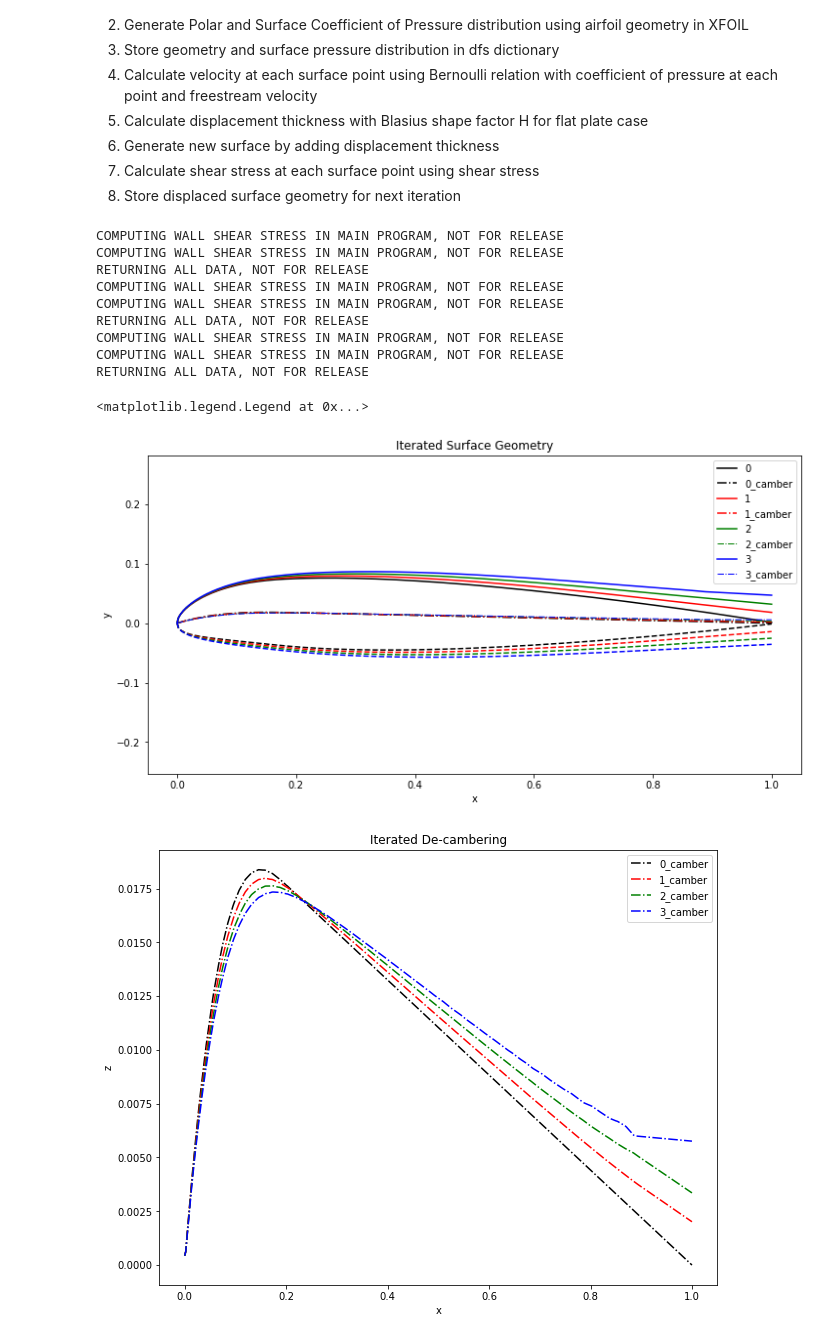
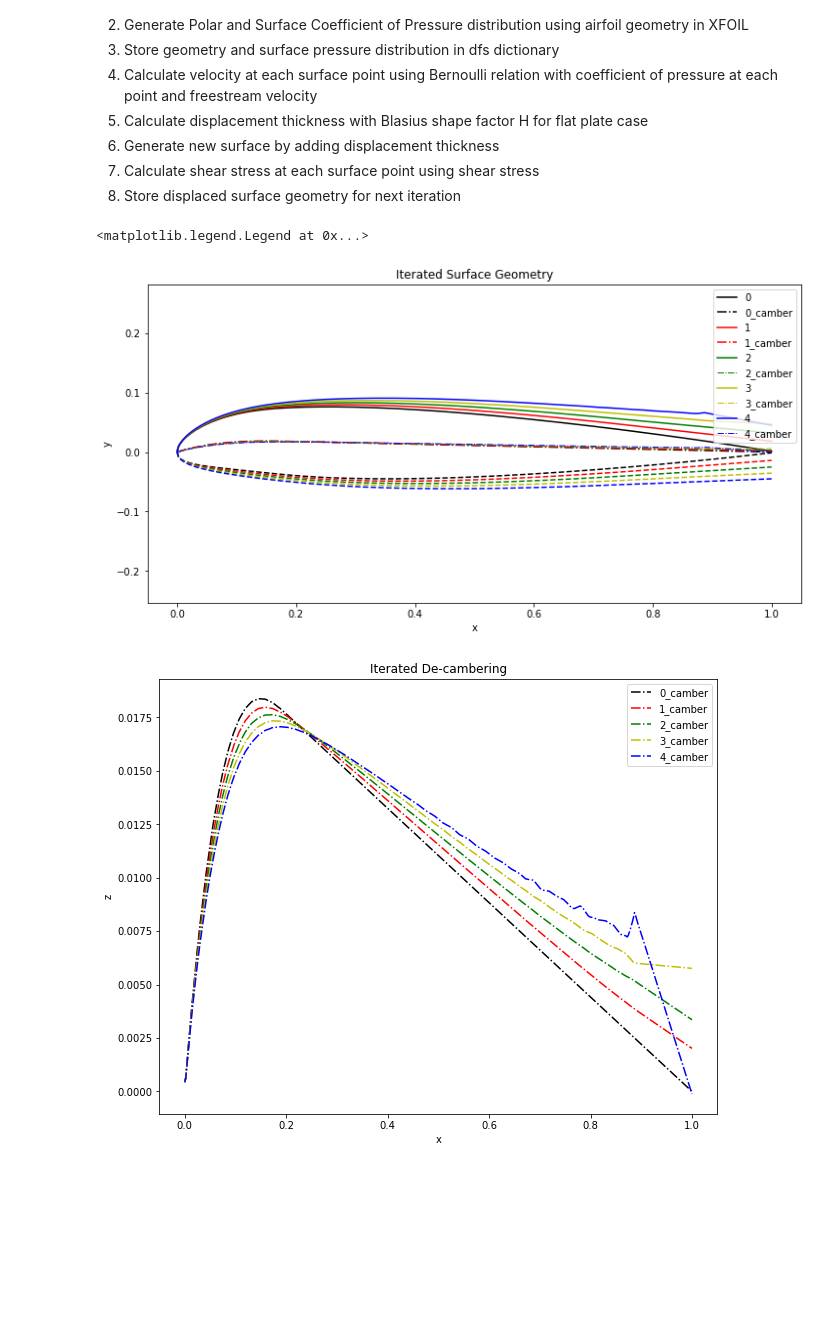
Before and after one commit to Keldencodes/eae127, a Jupyter notebook: Ben-Ora_Kelden_Project5/Ben-Ora_Kelden_Project5.ipynb, the cells around one changed output. Drawn from its saved outputs; the diff is of its cells as text; code cells hidden in the pictures; blank space fills up the shorter version.

```diff
--- a/Ben-Ora_Kelden_Project5/Ben-Ora_Kelden_Project5.ipynb
+++ b/Ben-Ora_Kelden_Project5/Ben-Ora_Kelden_Project5.ipynb
@@ -326,7 +326,7 @@ def rotate_flap(x_flap, y_flap, rad):
     x = x_flap
     y = y_flap
     # rotation matrix
-    R = np.array(((np.cos(rad), -np.sin(rad)),(np.sin(rad), np.cos(rad))))
+    R = numpy.array(((numpy.cos(rad), -numpy.sin(rad)),(numpy.sin(rad), numpy.cos(rad))))
 
     # move the coords over to the origin first
     leading_edge_x = min(x)
@@ -361,7 +361,7 @@ with open(main, 'r') as infile:
 flap_setting_deg = [-10.0, -20.0, -30.0]
 flap_setting_rad = []
 for deg in flap_setting_deg:
-    flap_setting_rad.append(np.radians(deg))
+    flap_setting_rad.append(numpy.radians(deg))
 
 cl_list = []
 for i in range(3):
@@ -453,12 +459,10 @@ The Vivi tool used for this problem can be summarized as executing the following
 # %%
 # Project 5
 import math
-import mses
 import pyxfoil
 import numpy as np
 import pandas as pd
 import matplotlib.pyplot as plot
-import sys
 import vivi
 
 def MsesSplit(x, y):
@@ -526,7 +530,7 @@ plot.figure("geometry", figsize=(12,6))
 plot.title('Iterated Surface Geometry')
 plot.axis('equal')
 
-colors = ['k', 'r', 'g', 'b']
+colors = ['k', 'r', 'g', 'y', 'b']
 plot.xlabel('x')
 plot.ylabel('y')
 plot.plot(dfs['up']['x'], dfs['up']['z'], 'k', label=0)
@@ -565,45 +569,36 @@ plot.plot(x, dfs['lo']['theta'], label='0_lo', color='k', linestyle='--')
 currentiter += 1
 
 
-for i in [1, 2]:
+for i in [1, 2, 3]:
 	dfs = vivi.VIvI(foil, alpha, currentiter, Vinf, mu, rho)
 	path = 'Data/naca23012/naca23012.dat'
 	dfmses=pyxfoil.ReadXfoilAirfoilGeom(path)
 
 	plot.figure("geometry")
 	plot.plot(dfs['up']['x'], dfs['up']['zdisp'], color=colors[i+1], label=i+1)
 	plot.plot(dfs['lo']['x'], dfs['lo']['zdisp'], linestyle='--', color=colors[i+1])
 
 	avg = (dfs['up']['zdisp']+dfs['lo']['zdisp'])/2
 	plot.plot(dfs['up']['x'], avg, color=colors[i+1], label=f'{i+1}_camber', linestyle='-.', linewidth=1)
 
 	plot.figure('cambers') # include in the separate graph for camber lines
 	plot.plot(dfs['up']['x'], avg, color=colors[i+1], label=f'{i+1}_camber', linestyle='-.')
 
 	#x-vector is same length as VIvI data, bounded by geometry loaded from file
 	x = np.linspace(min(dfs['up']['x']), max(dfs['up']['x']), len(dfs['up']['theta']))
 	#plot momentum thickness
 	plot.figure('thickness')
 	plot.plot(x, dfs['up']['theta'], color=colors[i], label=f'{i}_up')
 	plot.plot(x, dfs['lo']['theta'], color=colors[i], label=f'{i}_lo', linestyle='--')
 
 	currentiter += 1
 plot.figure('geometry')
 plot.legend()
 plot.figure('cambers')
 plot.legend()
 plot.figure('thickness')
 plot.legend()
 # %% [output]
-COMPUTING WALL SHEAR STRESS IN MAIN PROGRAM, NOT FOR RELEASE
-COMPUTING WALL SHEAR STRESS IN MAIN PROGRAM, NOT FOR RELEASE
-RETURNING ALL DATA, NOT FOR RELEASE
-COMPUTING WALL SHEAR STRESS IN MAIN PROGRAM, NOT FOR RELEASE
-COMPUTING WALL SHEAR STRESS IN MAIN PROGRAM, NOT FOR RELEASE
-RETURNING ALL DATA, NOT FOR RELEASE
-COMPUTING WALL SHEAR STRESS IN MAIN PROGRAM, NOT FOR RELEASE
-COMPUTING WALL SHEAR STRESS IN MAIN PROGRAM, NOT FOR RELEASE
-RETURNING ALL DATA, NOT FOR RELEASE
+<matplotlib.legend.Legend at 0x...>
-<matplotlib.legend.Legend at 0x...>
-[figure, old version]
+[figure, new version]
-[figure, old version]
+[figure, new version]
```
Also changed, not shown: parts of 10 cells of this notebook, 6 other files.
